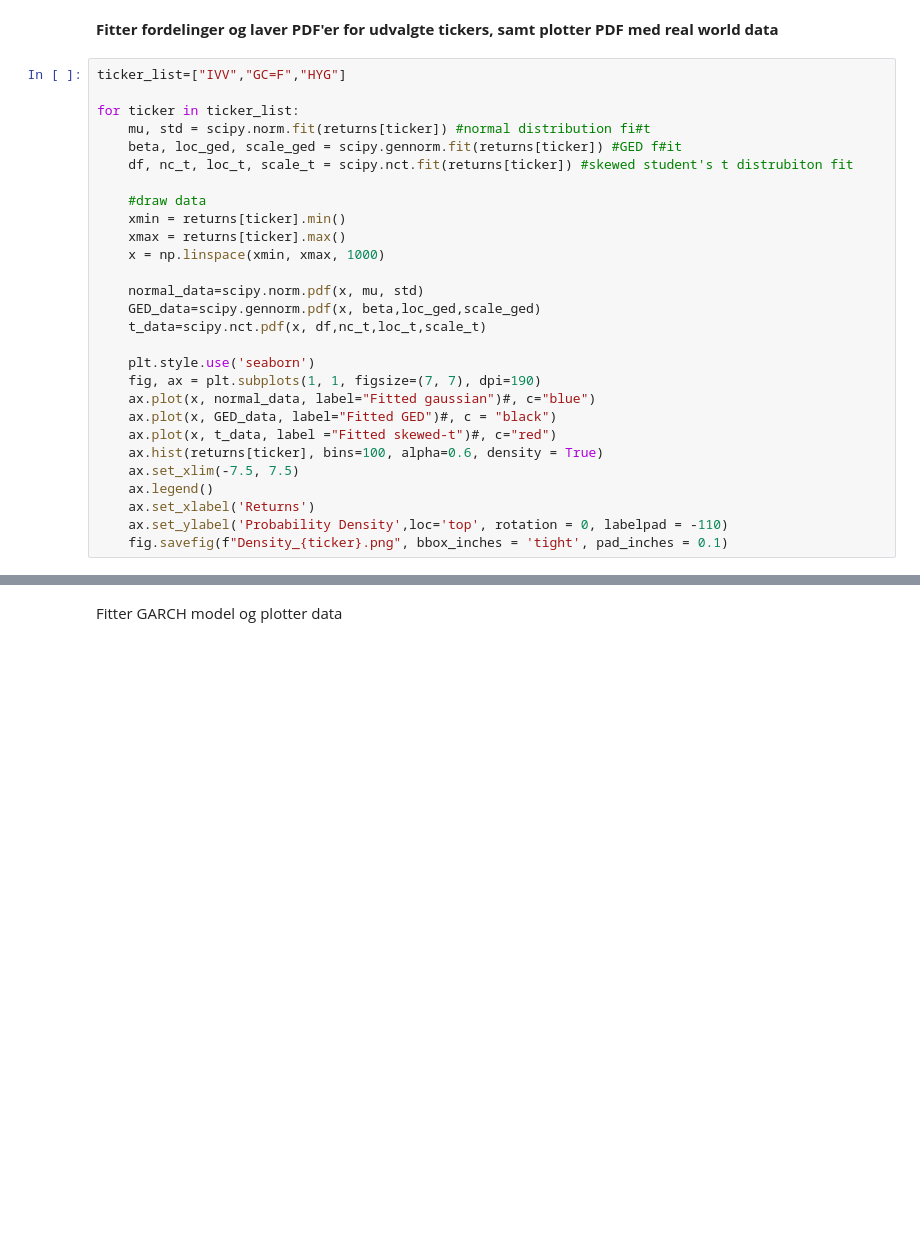
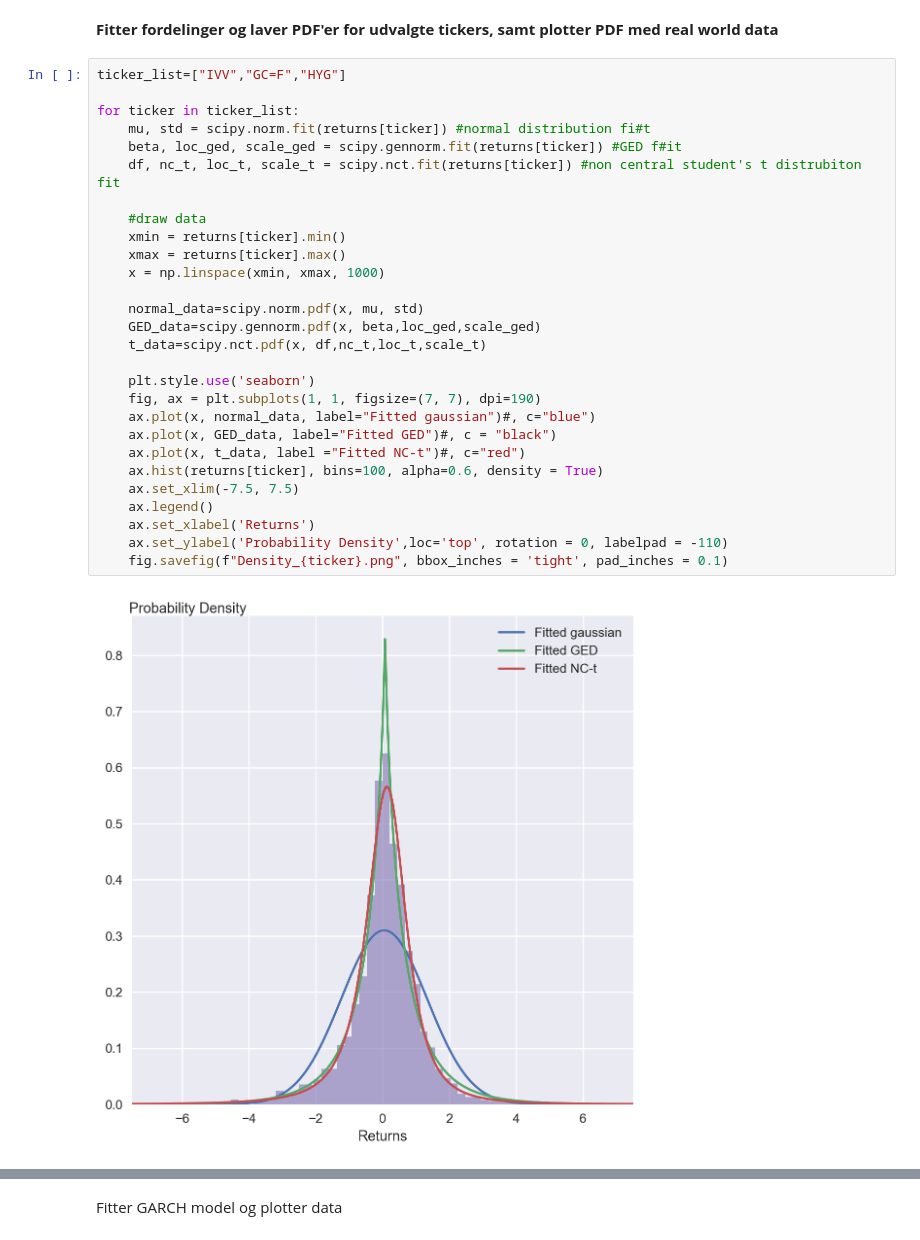
Before and after one commit to neriksen/thesis, a Jupyter notebook: Description of data/description_of_data.ipynb, the cells around one changed output, grey strips where cells are left out. Drawn from its saved outputs; the diff is of its cells as text; blank space fills up the shorter version.

Commit message:
nye figurer med rettet label

```diff
--- a/Description of data/description_of_data.ipynb
+++ b/Description of data/description_of_data.ipynb
@@ -49,28 +49,30 @@ fig.savefig("Stocks_index_plot.png", bbox_inches = 'tight', pad_inches = 0.1)
 # %%
 ticker_list=["IVV","GC=F","HYG"]
 
 for ticker in ticker_list:
     mu, std = scipy.norm.fit(returns[ticker]) #normal distribution fi#t
     beta, loc_ged, scale_ged = scipy.gennorm.fit(returns[ticker]) #GED f#it
-    df, nc_t, loc_t, scale_t = scipy.nct.fit(returns[ticker]) #skewed student's t distrubiton fit
+    df, nc_t, loc_t, scale_t = scipy.nct.fit(returns[ticker]) #non central student's t distrubiton fit
 
     #draw data
     xmin = returns[ticker].min()
     xmax = returns[ticker].max()
     x = np.linspace(xmin, xmax, 1000)
 
     normal_data=scipy.norm.pdf(x, mu, std)
     GED_data=scipy.gennorm.pdf(x, beta,loc_ged,scale_ged)
     t_data=scipy.nct.pdf(x, df,nc_t,loc_t,scale_t)
 
     plt.style.use('seaborn')
     fig, ax = plt.subplots(1, 1, figsize=(7, 7), dpi=190)
     ax.plot(x, normal_data, label="Fitted gaussian")#, c="blue")
     ax.plot(x, GED_data, label="Fitted GED")#, c = "black")
-    ax.plot(x, t_data, label ="Fitted skewed-t")#, c="red")
+    ax.plot(x, t_data, label ="Fitted NC-t")#, c="red")
     ax.hist(returns[ticker], bins=100, alpha=0.6, density = True)
     ax.set_xlim(-7.5, 7.5)
     ax.legend()
     ax.set_xlabel('Returns')
     ax.set_ylabel('Probability Density',loc='top', rotation = 0, labelpad = -110)
     fig.savefig(f"Density_{ticker}.png", bbox_inches = 'tight', pad_inches = 0.1)
+# %% [output]
+[figure, added]
```
Also changed, not shown: parts of 2 cells of this notebook, 6 other files.
